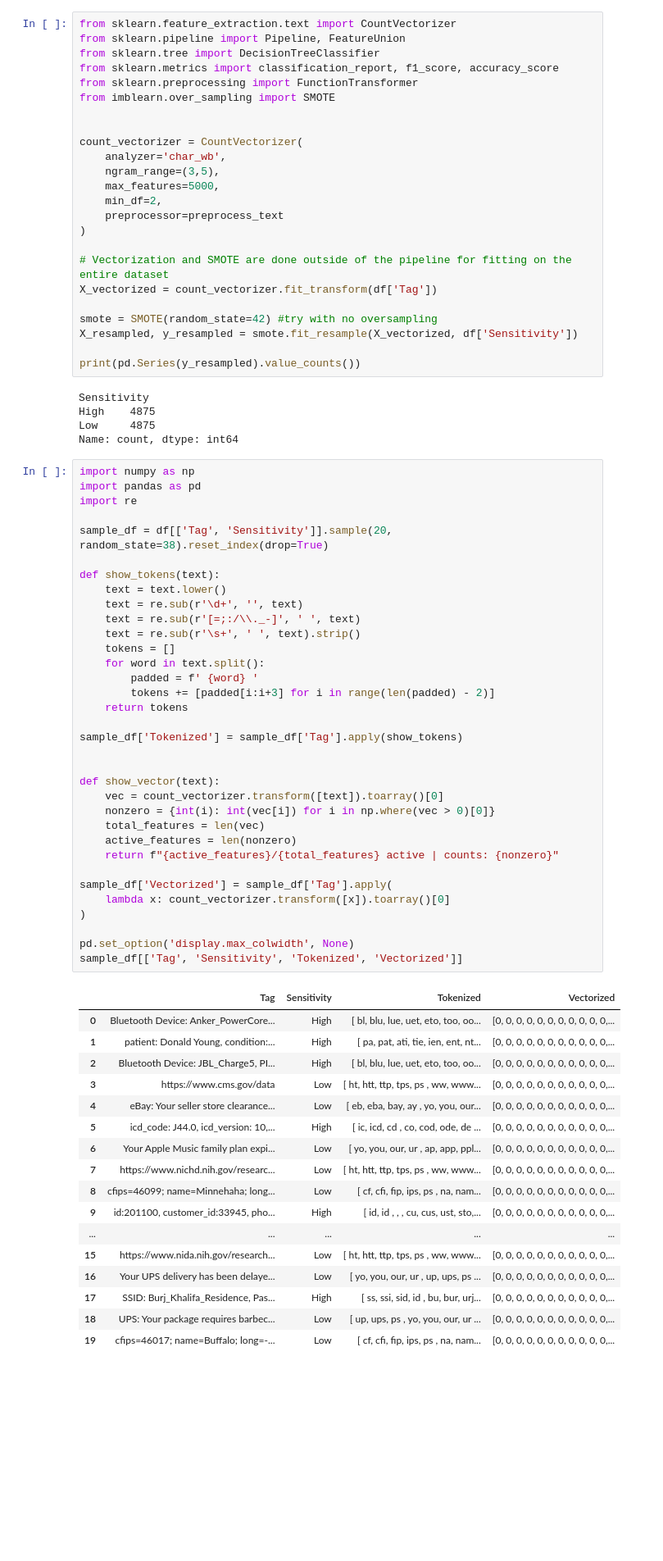
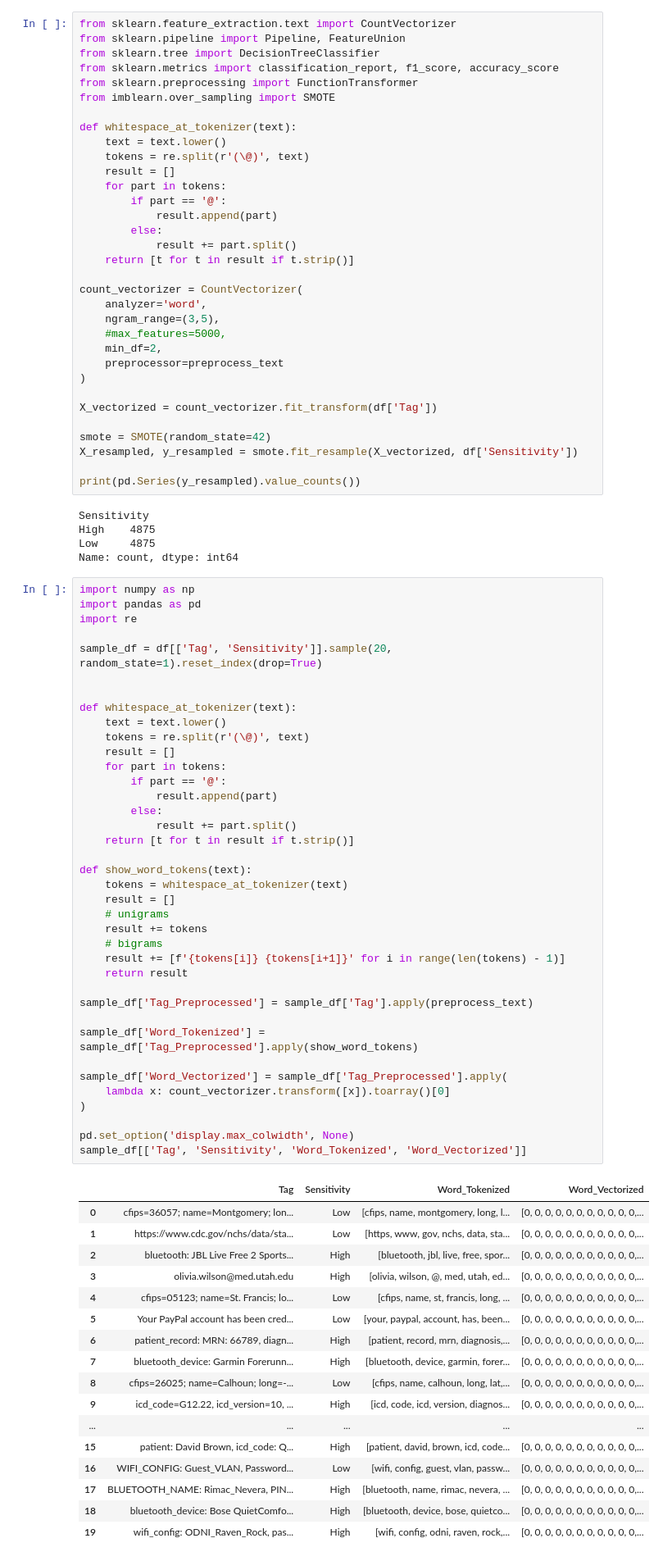
Before and after one commit to woshkrylle/NFCDataAPI, a Jupyter notebook: ModelTraining-1.ipynb, the cells around one changed output. Shown at 82% size. Cells and saved outputs as stored; diff of their text form; blank space fills up the shorter version.

```diff
--- a/ModelTraining-1.ipynb
+++ b/ModelTraining-1.ipynb
@@ -179,19 +180,28 @@ from sklearn.metrics import classification_report, f1_score, accuracy_score
 from sklearn.preprocessing import FunctionTransformer
 from imblearn.over_sampling import SMOTE
 
+def whitespace_at_tokenizer(text):
+    text = text.lower()
+    tokens = re.split(r'(\@)', text)
+    result = []
+    for part in tokens:
+        if part == '@':
+            result.append(part)
+        else:
+            result += part.split()
+    return [t for t in result if t.strip()]
 
 count_vectorizer = CountVectorizer(
-    analyzer='char_wb',
+    analyzer='word',
     ngram_range=(3,5),
-    max_features=5000,
+    #max_features=5000,
     min_df=2,
     preprocessor=preprocess_text
 )
 
-# Vectorization and SMOTE are done outside of the pipeline for fitting on the entire dataset
 X_vectorized = count_vectorizer.fit_transform(df['Tag'])
 
-smote = SMOTE(random_state=42) #try with no oversampling
+smote = SMOTE(random_state=42)
 X_resampled, y_resampled = smote.fit_resample(X_vectorized, df['Sensitivity'])
 
 print(pd.Series(y_resampled).value_counts())
@@ -203,52 +213,56 @@ Name: count, dtype: int64
 # %%
 import numpy as np
 import pandas as pd
 import re
 
-sample_df = df[['Tag', 'Sensitivity']].sample(20, random_state=38).reset_index(drop=True)
-
-def show_tokens(text):
-    text = text.lower()
-    text = re.sub(r'\d+', '', text)
-    text = re.sub(r'[=;:/\\._-]', ' ', text)
-    text = re.sub(r'\s+', ' ', text).strip()
-    tokens = []
-    for word in text.split():
-        padded = f' {word} '
-        tokens += [padded[i:i+3] for i in range(len(padded) - 2)]
-    return tokens
-
-sample_df['Tokenized'] = sample_df['Tag'].apply(show_tokens)
+sample_df = df[['Tag', 'Sensitivity']].sample(20, random_state=1).reset_index(drop=True)
 
 
-def show_vector(text):
-    vec = count_vectorizer.transform([text]).toarray()[0]
-    nonzero = {int(i): int(vec[i]) for i in np.where(vec > 0)[0]}
-    total_features = len(vec)
-    active_features = len(nonzero)
-    return f"{active_features}/{total_features} active | counts: {nonzero}"
+def whitespace_at_tokenizer(text):
+    text = text.lower()
+    tokens = re.split(r'(\@)', text)
+    result = []
+    for part in tokens:
+        if part == '@':
+            result.append(part)
+        else:
+            result += part.split()
+    return [t for t in result if t.strip()]
 
-sample_df['Vectorized'] = sample_df['Tag'].apply(
+def show_word_tokens(text):
+    tokens = whitespace_at_tokenizer(text)
+    result = []
+    # unigrams
+    result += tokens
+    # bigrams
+    result += [f'{tokens[i]} {tokens[i+1]}' for i in range(len(tokens) - 1)]
+    return result
+
+sample_df['Tag_Preprocessed'] = sample_df['Tag'].apply(preprocess_text)
+
+sample_df['Word_Tokenized'] = sample_df['Tag_Preprocessed'].apply(show_word_tokens)
+
+sample_df['Word_Vectorized'] = sample_df['Tag_Preprocessed'].apply(
     lambda x: count_vectorizer.transform([x]).toarray()[0]
 )
 
 pd.set_option('display.max_colwidth', None)
-sample_df[['Tag', 'Sensitivity', 'Tokenized', 'Vectorized']]
+sample_df[['Tag', 'Sensitivity', 'Word_Tokenized', 'Word_Vectorized']]
 # %% [output]
-|  | Tag | Sensitivity | Tokenized | Vectorized |
-| 0 | Bluetooth Device: Anker_PowerCore... | High | [ bl, blu, lue, uet, eto, too, oo... | [0, 0, 0, 0, 0, 0, 0, 0, 0, 0, 0,... |
-| 1 | patient: Donald Young, condition:... | High | [ pa, pat, ati, tie, ien, ent, nt... | [0, 0, 0, 0, 0, 0, 0, 0, 0, 0, 0,... |
-| 2 | Bluetooth Device: JBL_Charge5, PI... | High | [ bl, blu, lue, uet, eto, too, oo... | [0, 0, 0, 0, 0, 0, 0, 0, 0, 0, 0,... |
-| 3 | https://www.cms.gov/data | Low | [ ht, htt, ttp, tps, ps , ww, www... | [0, 0, 0, 0, 0, 0, 0, 0, 0, 0, 0,... |
-| 4 | eBay: Your seller store clearance... | Low | [ eb, eba, bay, ay , yo, you, our... | [0, 0, 0, 0, 0, 0, 0, 0, 0, 0, 0,... |
-| 5 | icd_code: J44.0, icd_version: 10,... | High | [ ic, icd, cd , co, cod, ode, de ... | [0, 0, 0, 0, 0, 0, 0, 0, 0, 0, 0,... |
-| 6 | Your Apple Music family plan expi... | Low | [ yo, you, our, ur , ap, app, ppl... | [0, 0, 0, 0, 0, 0, 0, 0, 0, 0, 0,... |
-| 7 | https://www.nichd.nih.gov/researc... | Low | [ ht, htt, ttp, tps, ps , ww, www... | [0, 0, 0, 0, 0, 0, 0, 0, 0, 0, 0,... |
-| 8 | cfips=46099; name=Minnehaha; long... | Low | [ cf, cfi, fip, ips, ps , na, nam... | [0, 0, 0, 0, 0, 0, 0, 0, 0, 0, 0,... |
-| 9 | id:201100, customer_id:33945, pho... | High | [ id, id , , , cu, cus, ust, sto,... | [0, 0, 0, 0, 0, 0, 0, 0, 0, 0, 0,... |
+|  | Tag | Sensitivity | Word_Tokenized | Word_Vectorized |
+| 0 | cfips=36057; name=Montgomery; lon... | Low | [cfips, name, montgomery, long, l... | [0, 0, 0, 0, 0, 0, 0, 0, 0, 0, 0,... |
+| 1 | https://www.cdc.gov/nchs/data/sta... | Low | [https, www, gov, nchs, data, sta... | [0, 0, 0, 0, 0, 0, 0, 0, 0, 0, 0,... |
+| 2 | bluetooth: JBL Live Free 2 Sports... | High | [bluetooth, jbl, live, free, spor... | [0, 0, 0, 0, 0, 0, 0, 0, 0, 0, 0,... |
+| 3 | olivia.wilson@med.utah.edu | High | [olivia, wilson, @, med, utah, ed... | [0, 0, 0, 0, 0, 0, 0, 0, 0, 0, 0,... |
+| 4 | cfips=05123; name=St. Francis; lo... | Low | [cfips, name, st, francis, long, ... | [0, 0, 0, 0, 0, 0, 0, 0, 0, 0, 0,... |
+| 5 | Your PayPal account has been cred... | Low | [your, paypal, account, has, been... | [0, 0, 0, 0, 0, 0, 0, 0, 0, 0, 0,... |
+| 6 | patient_record: MRN: 66789, diagn... | High | [patient, record, mrn, diagnosis,... | [0, 0, 0, 0, 0, 0, 0, 0, 0, 0, 0,... |
+| 7 | bluetooth_device: Garmin Forerunn... | High | [bluetooth, device, garmin, forer... | [0, 0, 0, 0, 0, 0, 0, 0, 0, 0, 0,... |
+| 8 | cfips=26025; name=Calhoun; long=-... | Low | [cfips, name, calhoun, long, lat,... | [0, 0, 0, 0, 0, 0, 0, 0, 0, 0, 0,... |
+| 9 | icd_code=G12.22, icd_version=10, ... | High | [icd, code, icd, version, diagnos... | [0, 0, 0, 0, 0, 0, 0, 0, 0, 0, 0,... |
 | ... | ... | ... | ... | ... |
-| 15 | https://www.nida.nih.gov/research... | Low | [ ht, htt, ttp, tps, ps , ww, www... | [0, 0, 0, 0, 0, 0, 0, 0, 0, 0, 0,... |
-| 16 | Your UPS delivery has been delaye... | Low | [ yo, you, our, ur , up, ups, ps ... | [0, 0, 0, 0, 0, 0, 0, 0, 0, 0, 0,... |
-| 17 | SSID: Burj_Khalifa_Residence, Pas... | High | [ ss, ssi, sid, id , bu, bur, urj... | [0, 0, 0, 0, 0, 0, 0, 0, 0, 0, 0,... |
-| 18 | UPS: Your package requires barbec... | Low | [ up, ups, ps , yo, you, our, ur ... | [0, 0, 0, 0, 0, 0, 0, 0, 0, 0, 0,... |
-| 19 | cfips=46017; name=Buffalo; long=-... | Low | [ cf, cfi, fip, ips, ps , na, nam... | [0, 0, 0, 0, 0, 0, 0, 0, 0, 0, 0,... |
+| 15 | patient: David Brown, icd_code: Q... | High | [patient, david, brown, icd, code... | [0, 0, 0, 0, 0, 0, 0, 0, 0, 0, 0,... |
+| 16 | WIFI_CONFIG: Guest_VLAN, Password... | Low | [wifi, config, guest, vlan, passw... | [0, 0, 0, 0, 0, 0, 0, 0, 0, 0, 0,... |
+| 17 | BLUETOOTH_NAME: Rimac_Nevera, PIN... | High | [bluetooth, name, rimac, nevera, ... | [0, 0, 0, 0, 0, 0, 0, 0, 0, 0, 0,... |
+| 18 | bluetooth_device: Bose QuietComfo... | High | [bluetooth, device, bose, quietco... | [0, 0, 0, 0, 0, 0, 0, 0, 0, 0, 0,... |
+| 19 | wifi_config: ODNI_Raven_Rock, pas... | High | [wifi, config, odni, raven, rock,... | [0, 0, 0, 0, 0, 0, 0, 0, 0, 0, 0,... |
```
Also changed, not shown: parts of 14 cells of this notebook, 6 other files.
